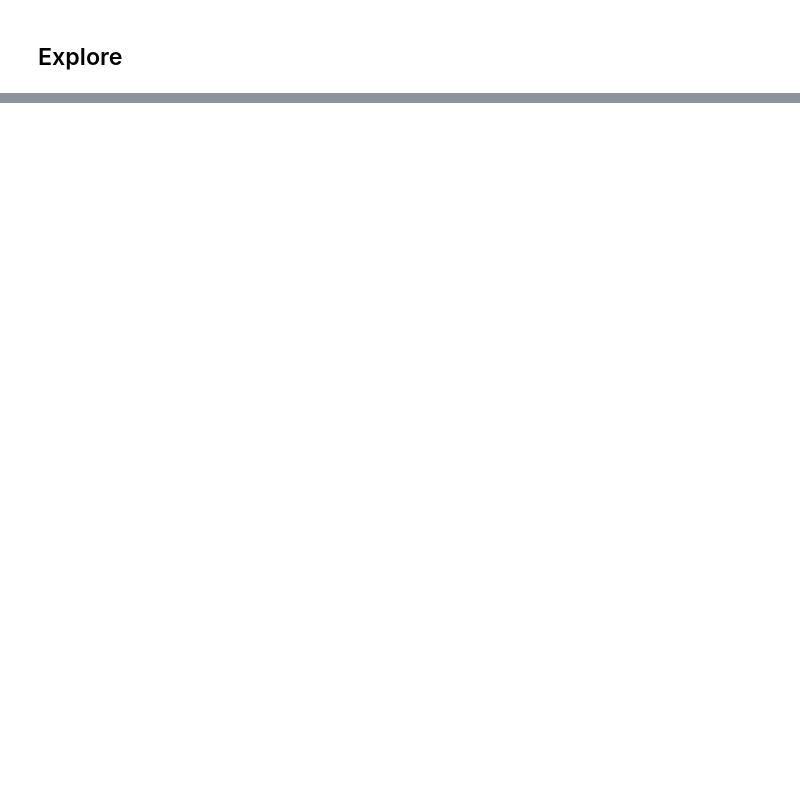
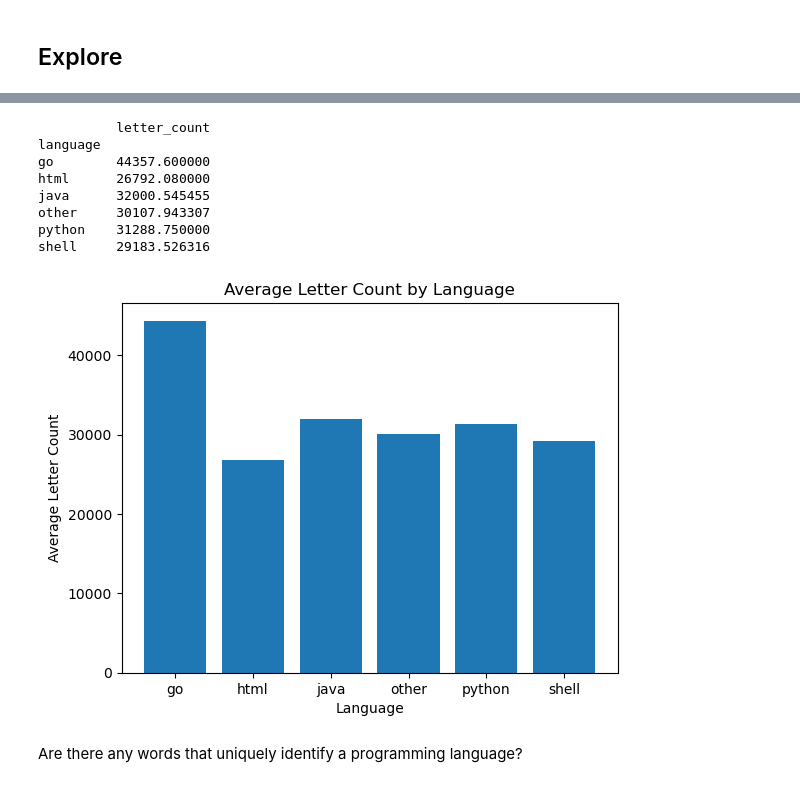
Before and after one commit to projectlanguagepredictor/nlp_launch, a Jupyter notebook: ez_explore.ipynb, the cells around one changed output, grey strips where cells are left out. Cells and saved outputs as stored; diff of their text form; code cells hidden in the pictures; blank space fills up the shorter version.

```diff
--- a/ez_explore.ipynb
+++ b/ez_explore.ipynb
@@ -132,8 +134,8 @@ df
 # %%
 #assign langugages to keep
-languages = ['Python', 'JavaScript', 'HTML', 'Shell', 'Java', 'Go']
+languages = ['python', 'javaScript', 'html', 'shell', 'java', 'go']
 
 #edit the languages but keep the data
-df['language'] = df.apply(lambda row: row['language'] if row['language'] in languages else 'other', axis=1)
+df['language'] = df['language'].apply(lambda row: row if row in languages else 'other')
 df.language.value_counts()
 # %% [output]
@@ -175,13 +160,0 @@ Index(['repo', 'language', 'readme_contents', 'clean', 'lemma'], dtype='object')
-# %%
-letter_counts = []
-
-# Iterate over the values in the column, count the letters, and append to the list
-for value in df['lemma']:
-    count = len(value)
-    letter_counts.append(count)
-
-# Assign the list or Series as a new column in the DataFrame
-df['letter_count'] = letter_counts
-
-# Display the updated DataFrame
-print(df)
@@ -237,0 +185,30 @@ Unfiltered Data:187478 words  Filtered Data: 4000 words
+# %%
+import pandas as pd
+import matplotlib.pyplot as plt
+
+
+# Calculate the letter count for each row
+df['letter_count'] = df['readme'].apply(lambda x: len(x))
+
+# Group by language and calculate the average letter count
+grouped_data = df.groupby('language').agg('mean')
+print(grouped_data)
+
+# Create a bar plot
+plt.bar(grouped_data.index, grouped_data.letter_count)
+plt.xlabel('Language')
+plt.ylabel('Average Letter Count')
+plt.title('Average Letter Count by Language')
+plt.show()
+# %% [output]
+          letter_count
+language
+go        44357.600000
+html      26792.080000
+java      32000.545455
+other     30107.943307
+python    31288.750000
+shell     29183.526316
+[figure, added]
+# %% [markdown]
+Are there any words that uniquely identify a programming language?
```
Also changed, not shown: parts of 26 cells of this notebook, 3 other files.
